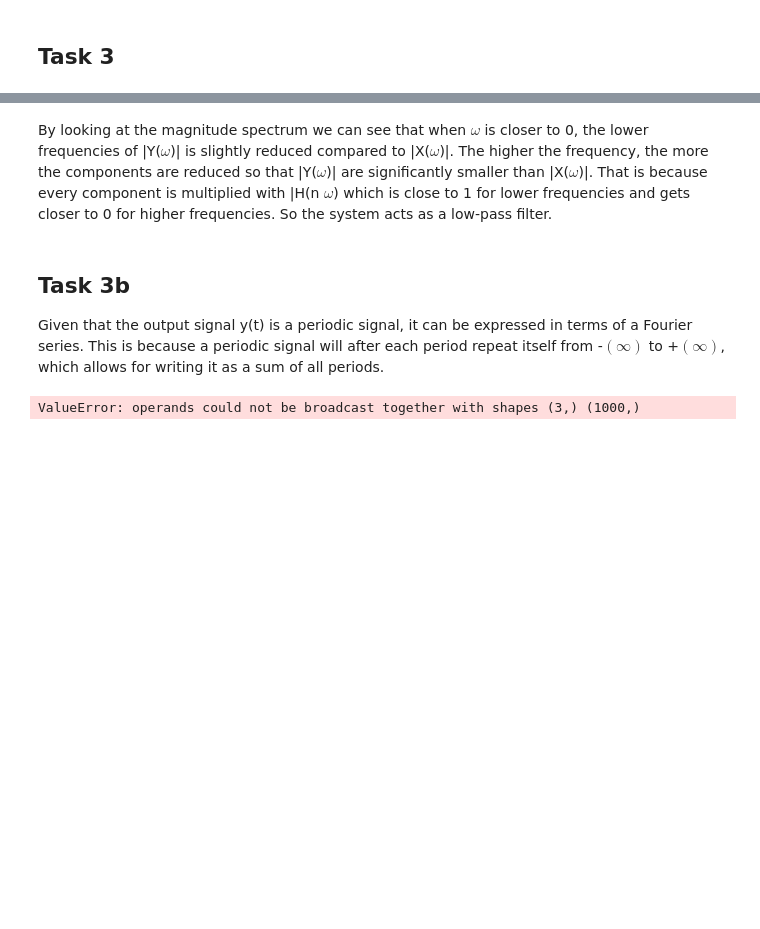
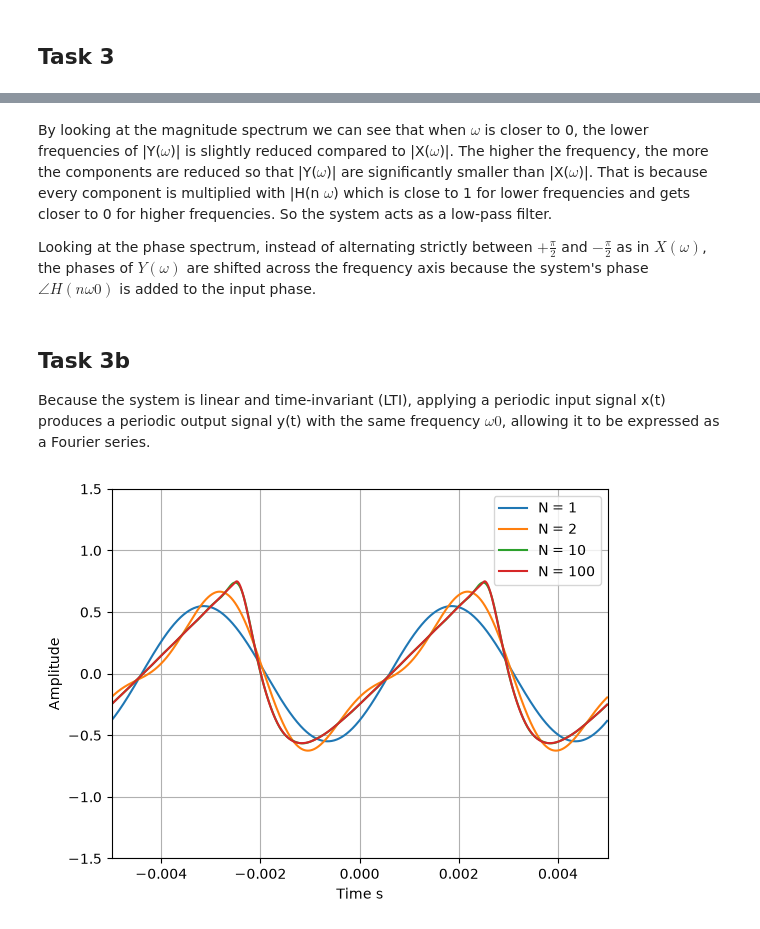
Before and after one commit to Mawi2342/LTI-system, a Jupyter notebook: Assignment2/assignment2.ipynb, the cells around one changed output, grey strips where cells are left out. Saved outputs shown, nothing was run; the diff lists cells and outputs as text; code cells hidden in the pictures; blank space fills up the shorter version.

```diff
--- a/Assignment2/assignment2.ipynb
+++ b/Assignment2/assignment2.ipynb
@@ -200,9 +205,11 @@ plt.show()
 # %% [markdown]
 By looking at the magnitude spectrum we can see that when $\omega$ is closer to 0, the lower frequencies of |Y($\omega$)| is slightly reduced compared to |X($\omega$)|. The higher the frequency, the more the components are reduced so that |Y($\omega$)| are significantly smaller than |X($\omega$)|. That is because every component is multiplied with |H(n $\omega$) which is close to 1 for lower frequencies and gets closer to 0 for higher frequencies. So the system acts as a low-pass filter.
+
+Looking at the phase spectrum, instead of alternating strictly between $+\frac{\pi}{2}$ and $-\frac{\pi}{2}$ as in $X(\omega)$, the phases of $Y(\omega)$ are shifted across the frequency axis because the system's phase $\angle H(n\omega0)$ is added to the input phase.
 # %% [markdown]
 ## Task 3b
 
-Given that the output signal y(t) is a periodic signal, it can be expressed in terms of a Fourier series. This is because a periodic signal will after each period repeat itself from -$(\infty)$ to +$(\infty)$, which allows for writing it as a sum of all periods.
+Because the system is linear and time-invariant (LTI), applying a periodic input signal x(t) produces a periodic output signal y(t) with the same frequency $\omega0$, allowing it to be expressed as a Fourier series.
 # %%
 import numpy as np
 import matplotlib.pyplot as plt
@@ -223,35 +230,35 @@ Xn = 2 * np.pi * ((-1.0)**n) * 1j * (1 /(n * np.pi))
 Xn[n == 0] = 0
 
 # Frequency Response
 alpha = 1000 * np.pi
 H = (alpha**2)/((alpha+1j*wn)**2)
 Yn = H*Xn
 
+fig, ax = plt.subplots()
+
 N_val = [1, 2, 10, 100]
 for N in N_val:
     n = np.arange(-N, N + 1)
     fs = 0
 
-
-    fs += Yn[M-N : M+N+1]* np.exp(1j*n*w*t)
+    for i in n:
+        fs += Yn[M + i] * np.exp(1j * i * w * t)
 
     if np.max(np.abs(np.imag(fs))) < 1e-12:
         fs = np.real(fs)
 
     fs = fs * 1/(2*np.pi)
-
-    fig, ax = plt.subplots(2, 1)
     ax.plot(t, fs, label=f'N = {N}')
 
 
 ax.set_xlabel('Time s')
 ax.set_ylabel('Amplitude')
 ax.set_xlim(-0.005, 0.005)
 ax.set_ylim(-1.5 , 1.5)
 
 ax.legend()
 ax.grid()
 
 plt.show()
 # %% [output]
-ValueError: operands could not be broadcast together with shapes (3,) (1000,)
+[figure, added]
```
Also changed, not shown: parts of 8 cells of this notebook.
